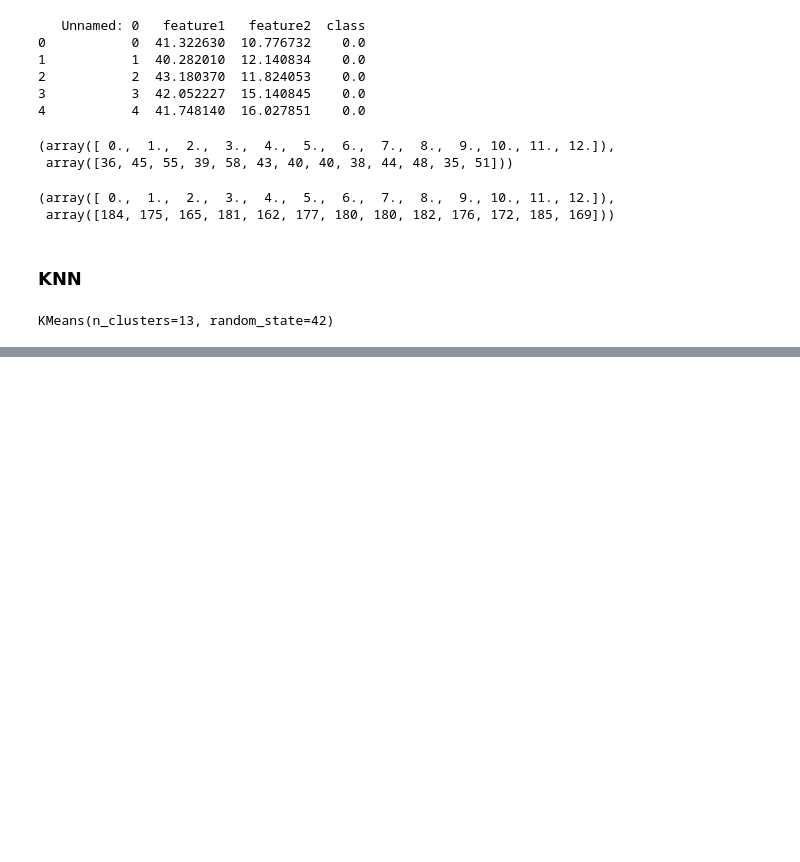
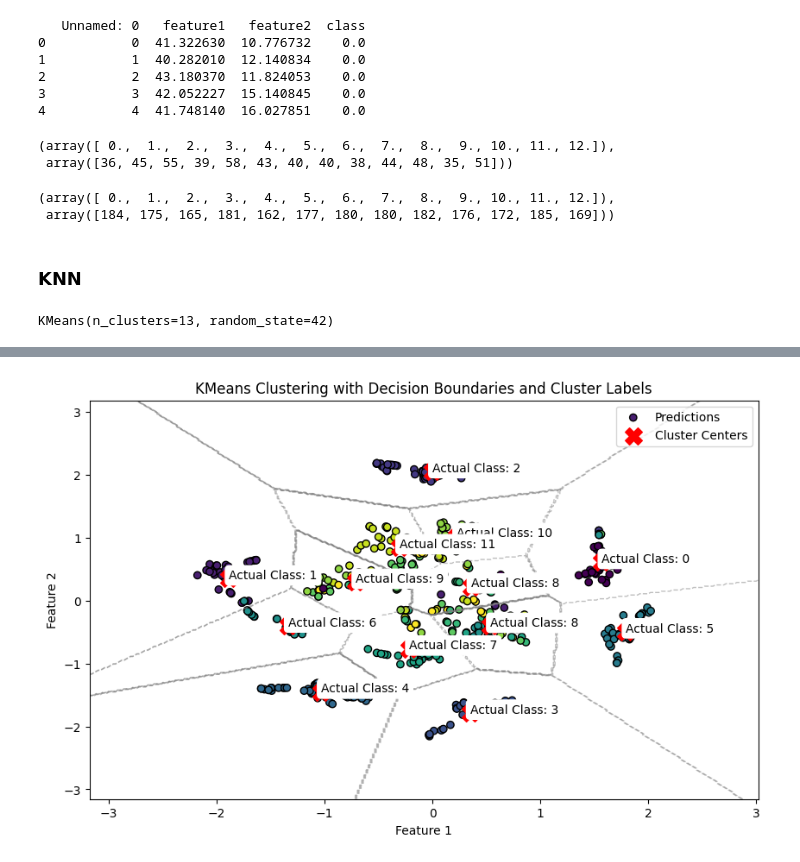
Before and after one commit to AdithyaKrishnaK/CL688, a Jupyter notebook: Part 2b: Unsupervised Classification/models.ipynb, the cells around one changed output, grey strips where cells are left out. Cells and saved outputs as stored; diff of their text form; code cells hidden in the pictures; blank space fills up the shorter version.

```diff
--- a/Part 2b: Unsupervised Classification/models.ipynb
+++ b/Part 2b: Unsupervised Classification/models.ipynb
@@ -75,0 +103,31 @@ print(accuracy_score(y_train, y_pred_train_switch))
+# %%
+plt.figure(figsize=(10, 6))
+
+# Plot the data points
+plt.scatter(X_test[:, 0], X_test[:, 1], c=y_test, cmap='viridis', marker='o', edgecolors='k', label='Predictions')
+
+# Plot the cluster centers
+plt.scatter(kmeans.cluster_centers_[:, 0], kmeans.cluster_centers_[:, 1], c='red', marker='X', s=200, label='Cluster Centers')
+
+# Plot decision boundaries
+h = 0.02
+x_min, x_max = X_test[:, 0].min() - 1, X_test[:, 0].max() + 1
+y_min, y_max = X_test[:, 1].min() - 1, X_test[:, 1].max() + 1
+xx, yy = np.meshgrid(np.arange(x_min, x_max, h), np.arange(y_min, y_max, h))
+Z = kmeans.predict(np.c_[xx.ravel(), yy.ravel()])
+Z = Z.reshape(xx.shape)
+
+plt.contour(xx, yy, Z, colors='gray', linewidths=1, alpha=0.5, linestyles='dashed')
+
+for cluster_label, actual_class in cluster_to_actual_class.items():
+    center = kmeans.cluster_centers_[cluster_label]
+    plt.text(center[0], center[1], f'Actual Class: {actual_class}', fontsize=10,
+             bbox=dict(facecolor='white', edgecolor='white', boxstyle='round,pad=0.3'))
+
+plt.title('KMeans Clustering with Decision Boundaries and Cluster Labels')
+plt.xlabel('Feature 1')
+plt.ylabel('Feature 2')
+plt.legend()
+plt.show()
+# %% [output]
+[figure, added]
```
Also changed, not shown: parts of 7 cells of this notebook.
